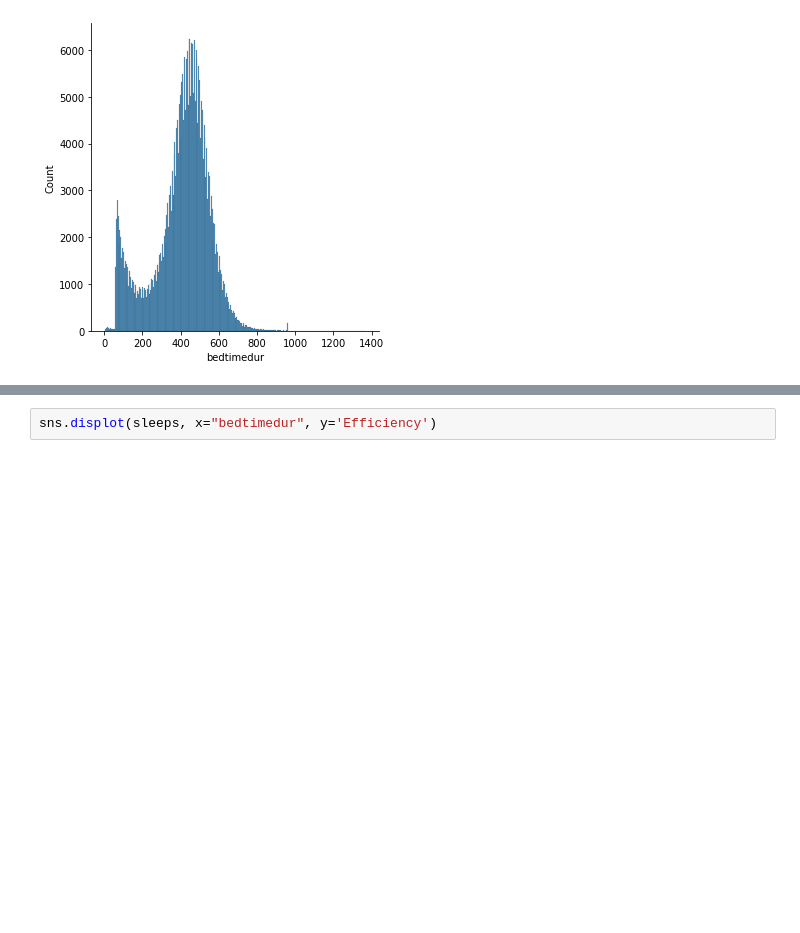
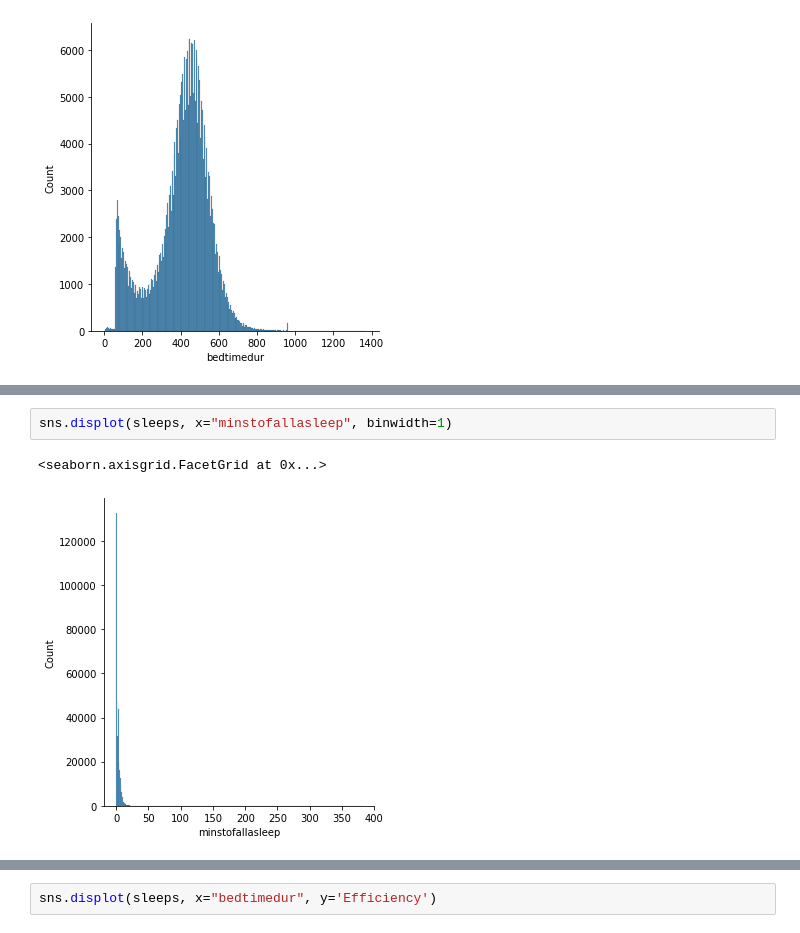
Before and after one commit to EAltunoglu/cmpe492, a Jupyter notebook: sleep.ipynb, the cells around one changed output, grey strips where cells are left out. Saved outputs shown, nothing was run; the diff lists cells and outputs as text; blank space fills up the shorter version.

```diff
--- a/sleep.ipynb
+++ b/sleep.ipynb
@@ -108,0 +114,5 @@ sns.displot(sleeps, x="bedtimedur")
+# %%
+sns.displot(sleeps, x="minstofallasleep", binwidth=1)
+# %% [output]
+<seaborn.axisgrid.FacetGrid at 0x...>
+[figure, added]
```
Also changed, not shown: parts of 8 cells of this notebook, 6 other files.
